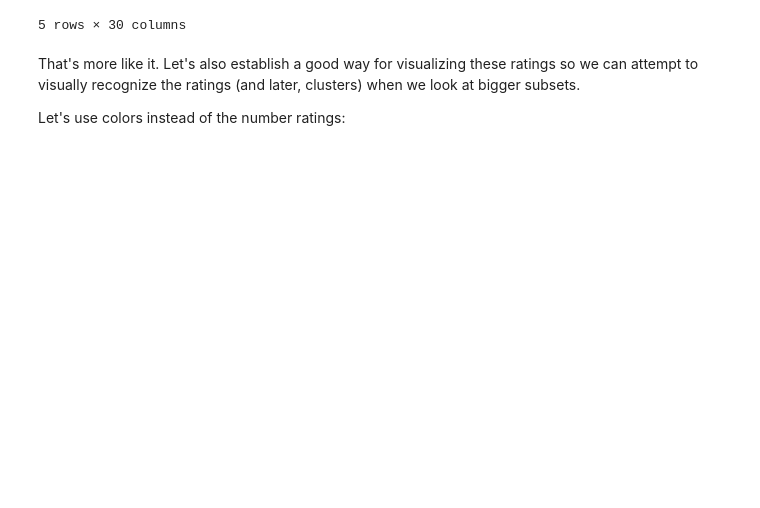
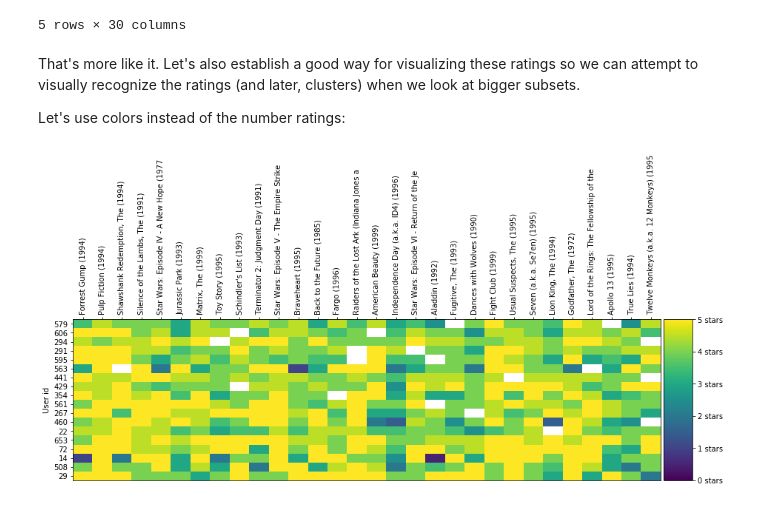
Before and after one commit to R-aryan/Movie-Ratings, a Jupyter notebook: movie_ratings.ipynb, the cells around one changed output. Cells and saved outputs as stored; diff of their text form; code cells hidden in the pictures; blank space fills up the shorter version.

Commit message:
creating heatmap

```diff
--- a/movie_ratings.ipynb
+++ b/movie_ratings.ipynb
@@ -316,3 +316,7 @@ dataset dimensions:  (18, 30)
 That's more like it. Let's also establish a good way for visualizing these ratings so we can attempt to visually recognize the ratings (and later, clusters) when we look at bigger subsets.
 
 Let's use colors instead of the number ratings:
+# %%
+helper.draw_movies_heatmap(most_rated_movies_users_selection)
+# %% [output]
+[figure, added]
```
